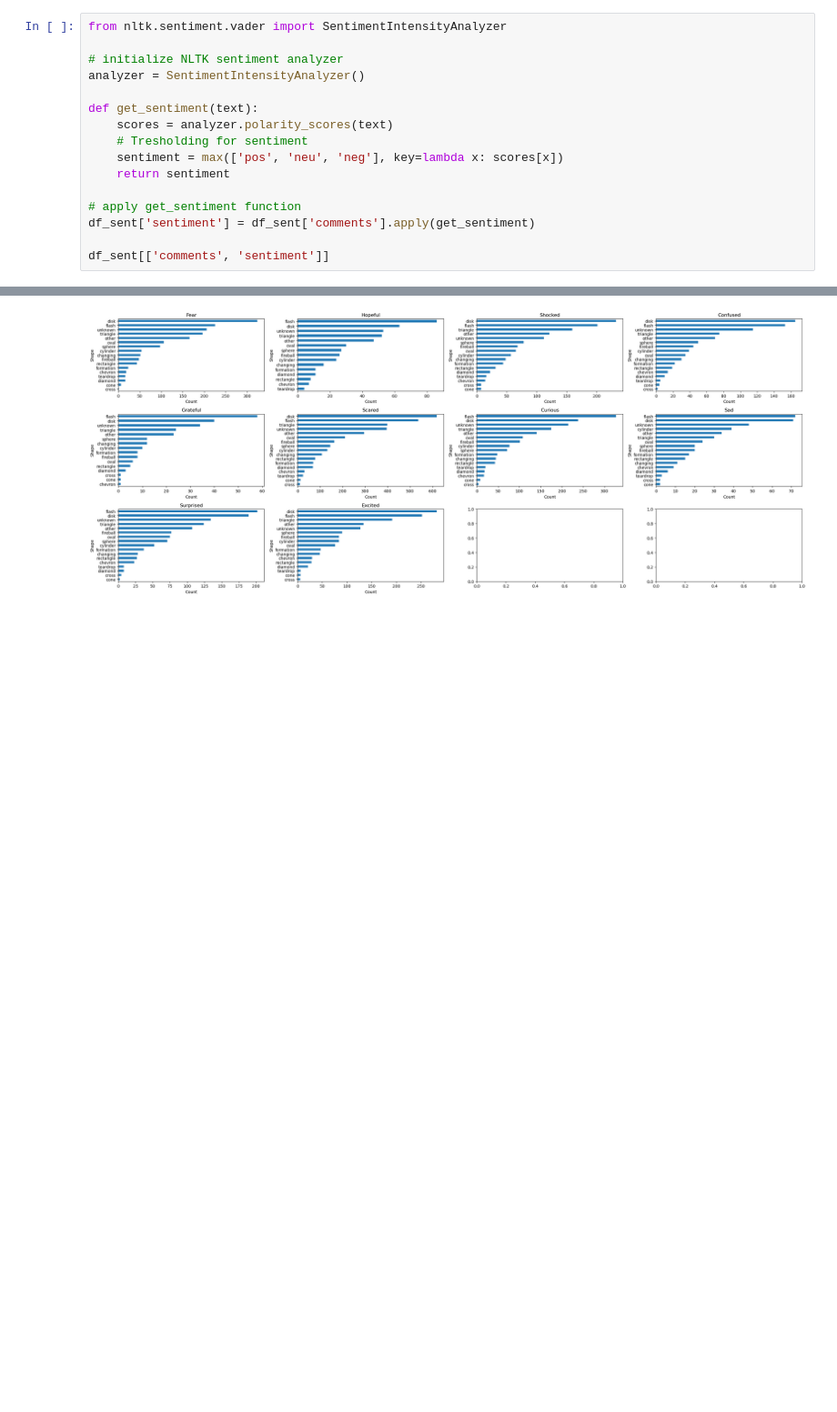
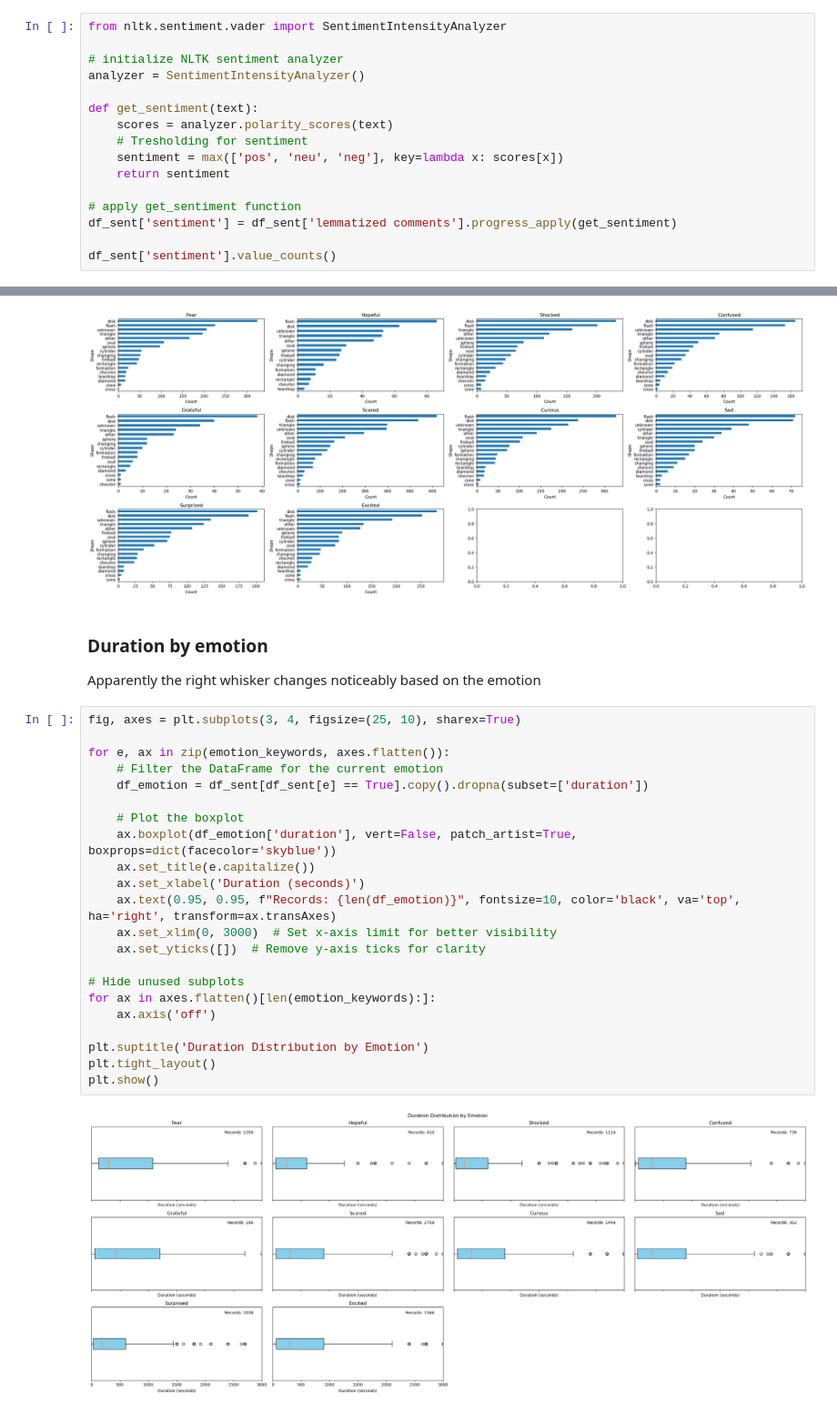
Before and after one commit to BalducciFrancesco/02806-Social-Data-Analysis-and-Visualization, a Jupyter notebook: assets/sources/final-project.ipynb, the cells around one changed output, grey strips where cells are left out. Shown at 91% size. Drawn from its saved outputs; the diff is of its cells as text; blank space fills up the shorter version.

Commit message:
added duration by emotion on part B

```diff
--- a/assets/sources/final-project.ipynb
+++ b/assets/sources/final-project.ipynb
@@ -221,6 +209,6 @@ def get_sentiment(text):
     return sentiment
 
 # apply get_sentiment function
-df_sent['sentiment'] = df_sent['comments'].apply(get_sentiment)
+df_sent['sentiment'] = df_sent['lemmatized comments'].progress_apply(get_sentiment)
 
-df_sent[['comments', 'sentiment']]
+df_sent['sentiment'].value_counts()
@@ -388,3 +385,30 @@ plt.tight_layout()
 plt.show()
 # %% [output]
 [figure]
+# %% [markdown]
+### Duration by emotion
+Apparently the right whisker changes noticeably based on the emotion
+# %%
+fig, axes = plt.subplots(3, 4, figsize=(25, 10), sharex=True)
+
+for e, ax in zip(emotion_keywords, axes.flatten()):
+    # Filter the DataFrame for the current emotion
+    df_emotion = df_sent[df_sent[e] == True].copy().dropna(subset=['duration'])
+
+    # Plot the boxplot
+    ax.boxplot(df_emotion['duration'], vert=False, patch_artist=True, boxprops=dict(facecolor='skyblue'))
+    ax.set_title(e.capitalize())
+    ax.set_xlabel('Duration (seconds)')
+    ax.text(0.95, 0.95, f"Records: {len(df_emotion)}", fontsize=10, color='black', va='top', ha='right', transform=ax.transAxes)
+    ax.set_xlim(0, 3000)  # Set x-axis limit for better visibility
+    ax.set_yticks([])  # Remove y-axis ticks for clarity
+
+# Hide unused subplots
+for ax in axes.flatten()[len(emotion_keywords):]:
+    ax.axis('off')
+
+plt.suptitle('Duration Distribution by Emotion')
+plt.tight_layout()
+plt.show()
+# %% [output]
+[figure, added]
```
Also changed, not shown: parts of 8 cells of this notebook.
